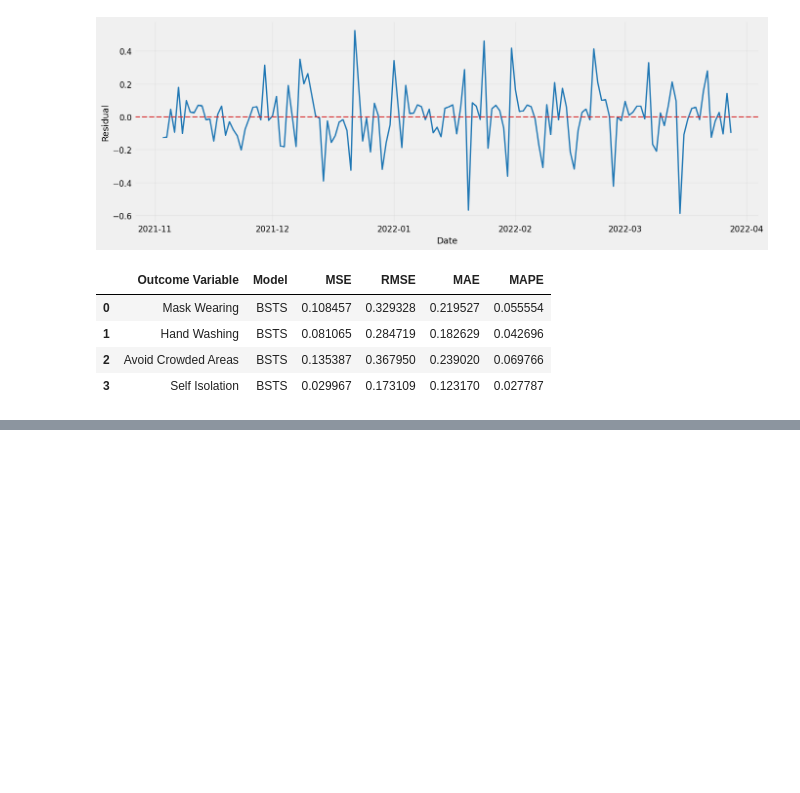
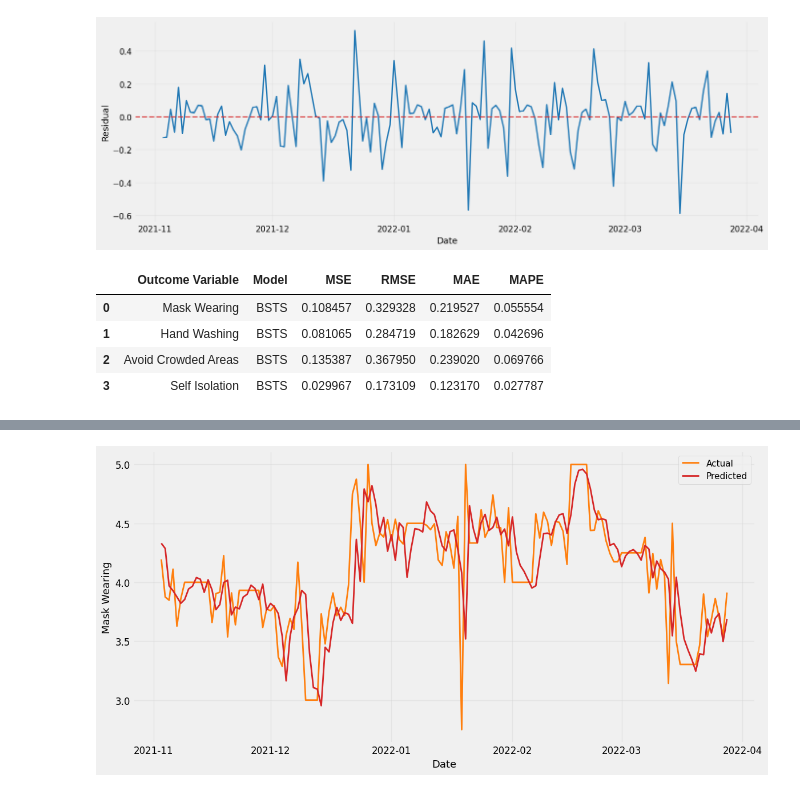
Before and after one commit to chamu16/Understanding-Drivers-of-Protective-Behaviours-in-Infectious-Disease-Outbreaks, a Jupyter notebook: BSTS Model.ipynb, the cells around one changed output, grey strips where cells are left out. Cells and saved outputs as stored; diff of their text form; code cells hidden in the pictures; blank space fills up the shorter version.

```diff
--- a/BSTS Model.ipynb
+++ b/BSTS Model.ipynb
@@ -565,3 +565,94 @@ bsts_results_table
 | 1 | Hand Washing | BSTS | 0.081065 | 0.284719 | 0.182629 | 0.042696 |
 | 2 | Avoid Crowded Areas | BSTS | 0.135387 | 0.367950 | 0.239020 | 0.069766 |
 | 3 | Self Isolation | BSTS | 0.029967 | 0.173109 | 0.123170 | 0.027787 |
+# %%
+# BSTS Testing-Period Plots
+# Actual Test Data vs BSTS Predicted Values
+bsts_plot_config = [
+    {
+        "dataset": dataset_1,
+        "target": target_1,
+        "model": mask_model
+    },
+    {
+        "dataset": dataset_2,
+        "target": target_2,
+        "model": handwashing_model
+    },
+    {
+        "dataset": dataset_3,
+        "target": target_3,
+        "model": crowded_model
+    },
+    {
+        "dataset": dataset_4,
+        "target": target_4,
+        "model": self_model
+    }
+]
+
+target_label_map = {
+    "mask_wearing": "Mask Wearing",
+    "wash_hands": "Hand Washing",
+    "avoid_crowded_areas": "Avoid Crowded Areas",
+    "willingness_self_isolate": "Self Isolation"
+}
+
+for config in bsts_plot_config:
+
+    # Prepare the same daily data used in the BSTS model
+    daily_df, exog_vars = load_and_prepare_bsts_data(
+        config["dataset"],
+        config["target"]
+    )
+
+    # Recreate the same chronological 80:20 train-test split
+    train_size = int(len(daily_df) * 0.80)
+
+    y_test = daily_df[config["target"]].iloc[train_size:]
+
+    # Generate predictions for the testing period
+    predictions = predict_bsts_test_period(
+        config["model"],
+        y_test
+    )
+
+    # Align predictions with the test dates
+    predictions = predictions.reindex(y_test.index)
+
+    # Plot only the zoomed testing region
+    plt.figure(figsize=(12, 6))
+
+    plt.plot(
+        y_test.index,
+        y_test.values,
+        label="Actual",
+        color="#ff7f0e",
+        linewidth=2
+    )
+
+    plt.plot(
+        predictions.index,
+        predictions.values,
+        label="Predicted",
+        color="#d62728",
+        linewidth=2
+    )
+
+    plt.xlabel("Date", fontsize=13)
+
+    plt.ylabel(
+        target_label_map.get(
+            config["target"],
+            config["target"].replace("_", " ").title()
+        ),
+        fontsize=13
+    )
+
+    plt.legend(fontsize=11)
+    plt.grid(alpha=0.3)
+
+    # No title
+    plt.tight_layout()
+    plt.show()
+# %% [output]
@@ -567,0 +665 @@ bsts_results_table
+[figure, added]
```
Also changed, not shown: parts of 1 cell of this notebook.
